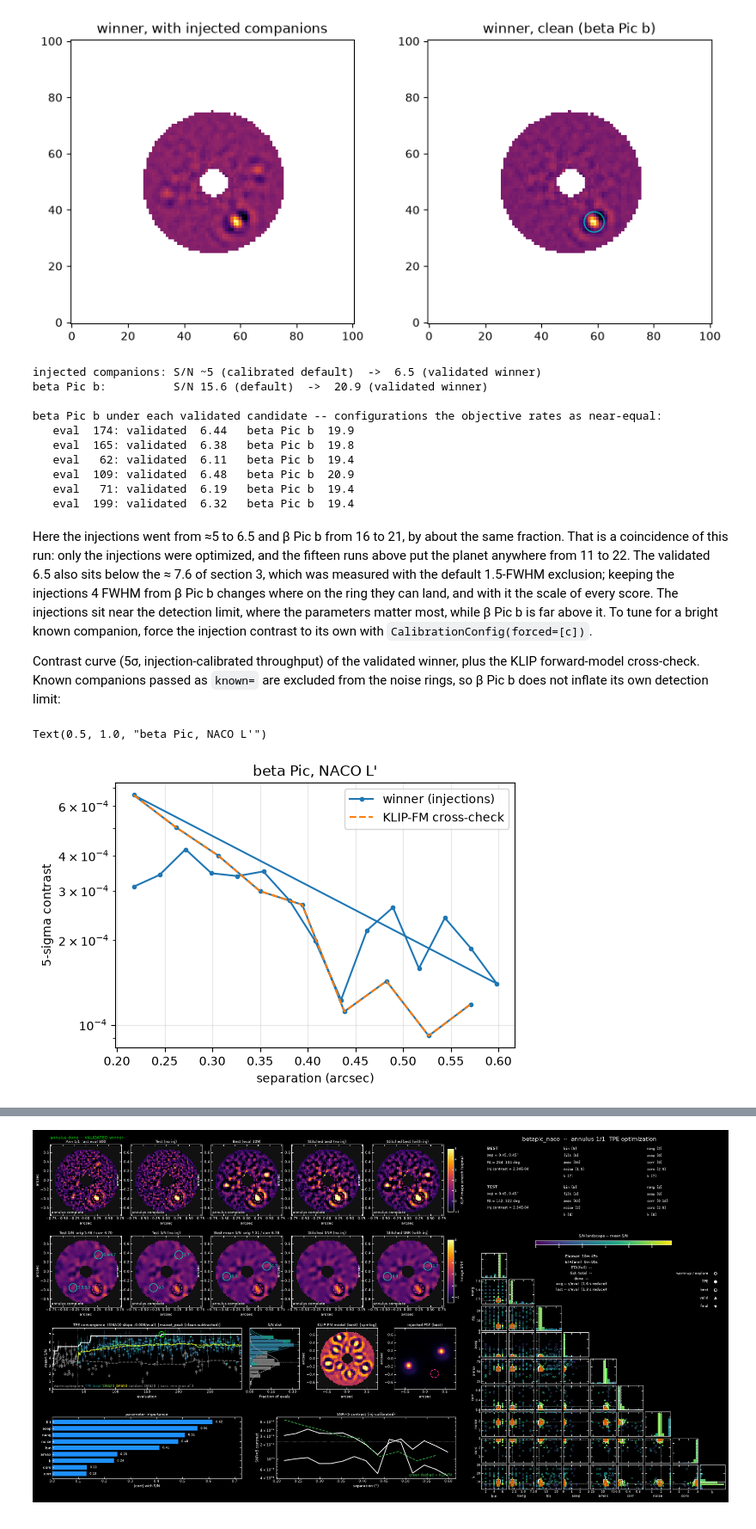
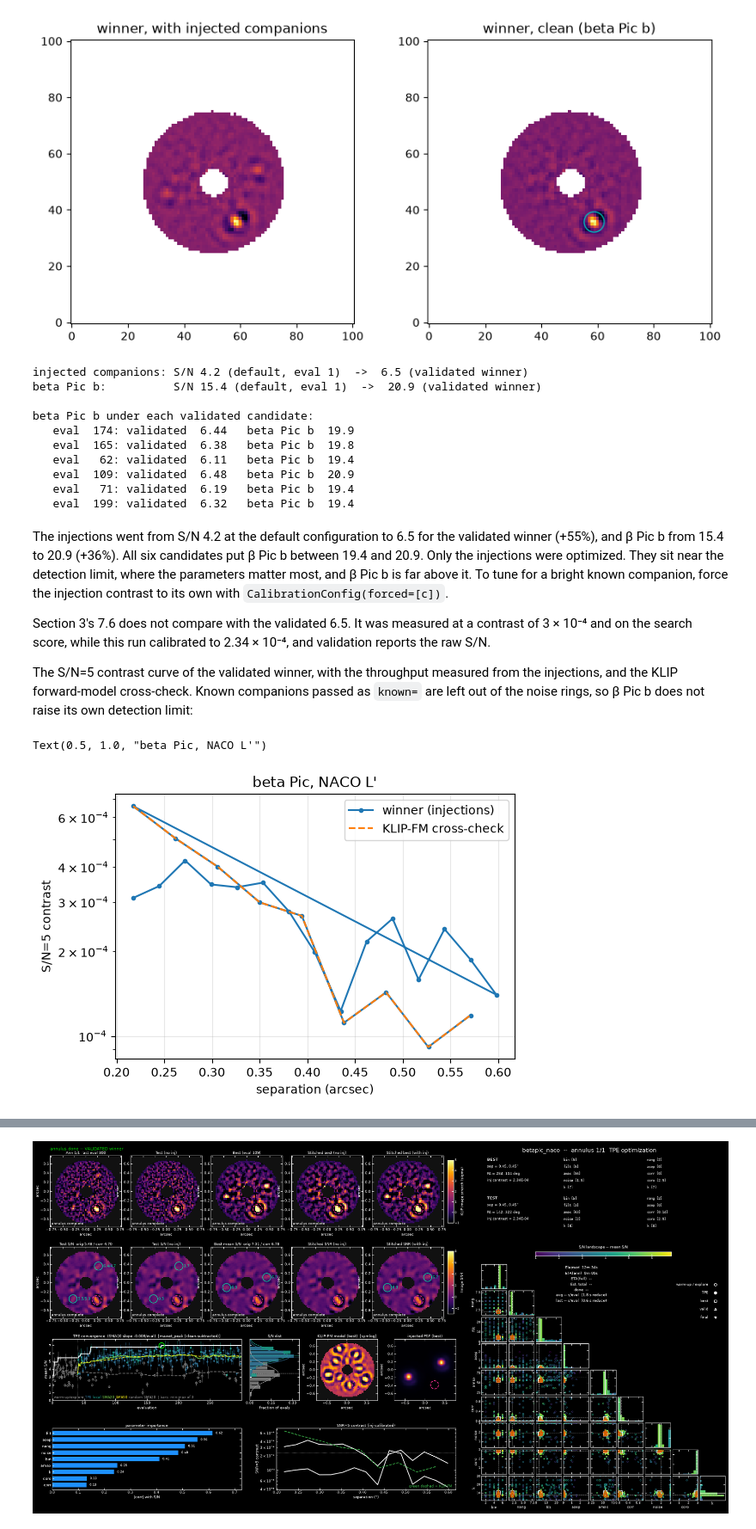
Before and after one commit to astrowagner/KLIP-TPE, a Jupyter notebook: tutorials/01_naco_betapic.ipynb, the cells around one changed output, grey strips where cells are left out. Shown at 86% size. Saved outputs shown, nothing was run; the diff lists cells and outputs as text; code cells hidden in the pictures.

```diff
--- a/tutorials/01_naco_betapic.ipynb
+++ b/tutorials/01_naco_betapic.ipynb
@@ -326,20 +307,27 @@ metric = objective.metric          # carries known=[(0.452, 211.9)]; a metric bu
 def bpic(im):
     return float(metric.per_source(im, None, [0.452], [211.9])[0])
 
-print(f"injected companions: S/N ~5 (calibrated default)  ->  {r.winner_score:.1f} (validated winner)")
-print(f"beta Pic b:          S/N {bpic(res.image):.1f} (default)  ->  {bpic(best_clean):.1f} (validated winner)")
-print("\nbeta Pic b under each validated candidate -- configurations the objective rates as "
-      "near-equal:")
+def reduce_x(x):
+    """Clean reduction of a searched vector, in the run's annulus."""
+    p = dict(space.decode(np.asarray(x, float)).params, inrad=8, outrad=22)
+    return red.reduce(ReductionRequest(params=p)).image
+
+# Eval 1 is the default configuration.  After a re-calibration, the last seed row is the one
+# at the run's final contrast.  Its raw S/N is the statistic validation reports (here the mean
+# of three draws).
+rows = [json.loads(l) for l in open(os.path.join(RUN_DIR, "results.jsonl"))]
+seed = [row for row in rows if row["phase"] == "seed"][-1]
+print(f"injected companions: S/N {seed['raw_score']:.1f} (default, eval 1)  ->  {r.winner_score:.1f} (validated winner)")
+print(f"beta Pic b:          S/N {bpic(reduce_x(seed['x'])):.1f} (default, eval 1)  ->  {bpic(best_clean):.1f} (validated winner)")
+print("\nbeta Pic b under each validated candidate:")
 for row in r.validation_table:
-    p = dict(space.decode(np.asarray(row["x"], float)).params, inrad=8, outrad=22)
-    img = red.reduce(ReductionRequest(params=p)).image
     print(f"   eval {row['eval_index'] + 1:4d}: validated {row['validated_score']:5.2f}   "
-          f"beta Pic b {bpic(img):5.1f}")
+          f"beta Pic b {bpic(reduce_x(row['x'])):5.1f}")
 # %% [output]
-injected companions: S/N ~5 (calibrated default)  ->  6.5 (validated winner)
-beta Pic b:          S/N 15.6 (default)  ->  20.9 (validated winner)
+injected companions: S/N 4.2 (default, eval 1)  ->  6.5 (validated winner)
+beta Pic b:          S/N 15.4 (default, eval 1)  ->  20.9 (validated winner)
 
-beta Pic b under each validated candidate -- configurations the objective rates as near-equal:
+beta Pic b under each validated candidate:
    eval  174: validated  6.44   beta Pic b  19.9
    eval  165: validated  6.38   beta Pic b  19.8
    eval   62: validated  6.11   beta Pic b  19.4
@@ -347,25 +335,26 @@ beta Pic b under each validated candidate -- configurations the objective rates
    eval   71: validated  6.19   beta Pic b  19.4
    eval  199: validated  6.32   beta Pic b  19.4
 # %% [markdown]
-Here the injections went from ≈5 to 6.5 and β Pic b from 16 to 21, by about the same
-fraction.  That is a coincidence of this run: only the injections were optimized, and the
-fifteen runs above put the planet anywhere from 11 to 22.  The validated 6.5 also sits below
-the ≈ 7.6 of section 3, which was measured with the default 1.5-FWHM exclusion; keeping the
-injections 4 FWHM from β Pic b changes where on the ring they can land, and with it the
-scale of every score.  The injections sit near the detection limit, where the parameters
-matter most, while β Pic b is far above it.  To tune for a bright known companion, force
-the injection contrast to its own with `CalibrationConfig(forced=[c])`.
+The injections went from S/N 4.2 at the default configuration to 6.5 for the validated winner
+(+55%), and β Pic b from 15.4 to 20.9 (+36%). All six candidates put β Pic b between 19.4 and
+20.9. Only the injections were optimized. They sit near the detection limit, where the
+parameters matter most, and β Pic b is far above it. To tune for a bright known companion,
+force the injection contrast to its own with `CalibrationConfig(forced=[c])`.
 
-Contrast curve (5σ, injection-calibrated throughput) of the validated winner, plus the
-KLIP forward-model cross-check.  Known companions passed as `known=` are excluded from
-the noise rings, so β Pic b does not inflate its own detection limit:
+Section 3's 7.6 does not compare with the validated 6.5. It was measured at a contrast of
+3 × 10⁻⁴ and on the search score, while this run calibrated to 2.34 × 10⁻⁴, and validation
+reports the raw S/N.
+
+The S/N=5 contrast curve of the validated winner, with the throughput measured from the
+injections, and the KLIP forward-model cross-check. Known companions passed as `known=` are
+left out of the noise rings, so β Pic b does not raise its own detection limit:
 # %%
 cc = np.loadtxt(os.path.join(RUN_DIR, "annulus01", "contrast_curve.txt"))
 plt.figure(figsize=(6, 4)); plt.semilogy(cc[:, 0], cc[:, 1], "-o", ms=3, label="winner (injections)")
 if r.fm_curve:
     plt.semilogy(r.fm_curve["r_as"], r.fm_curve["curve"], "--", label="KLIP-FM cross-check")
-plt.xlabel("separation (arcsec)"); plt.ylabel("5-sigma contrast"); plt.legend(); plt.grid(alpha=.3); plt.title("beta Pic, NACO L'")
+plt.xlabel("separation (arcsec)"); plt.ylabel("S/N=5 contrast"); plt.legend(); plt.grid(alpha=.3); plt.title("beta Pic, NACO L'")
 # %% [output]
 Text(0.5, 1.0, "beta Pic, NACO L'")
-[figure, old version]
+[figure, new version]
 # %% [markdown]
```
Also changed, not shown: parts of 13 cells of this notebook, 31 other files.
